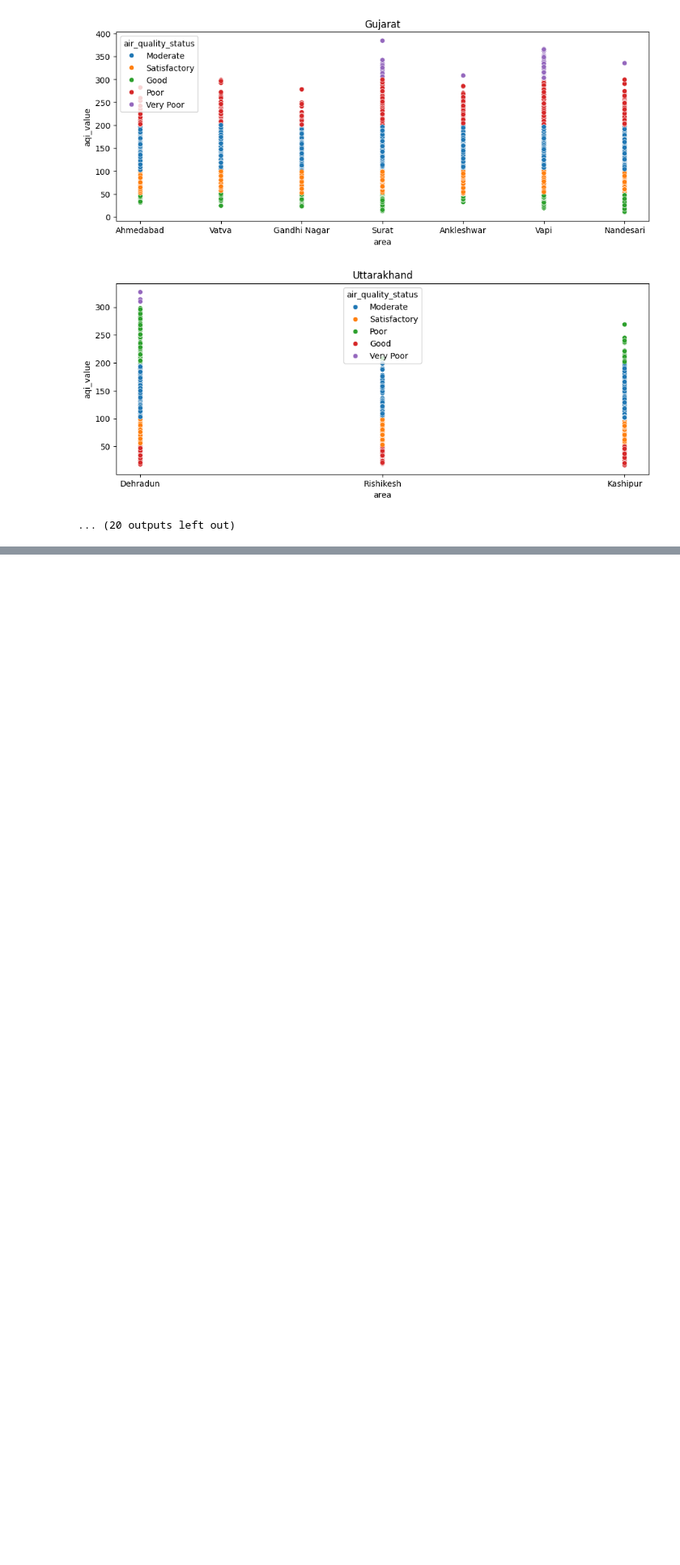
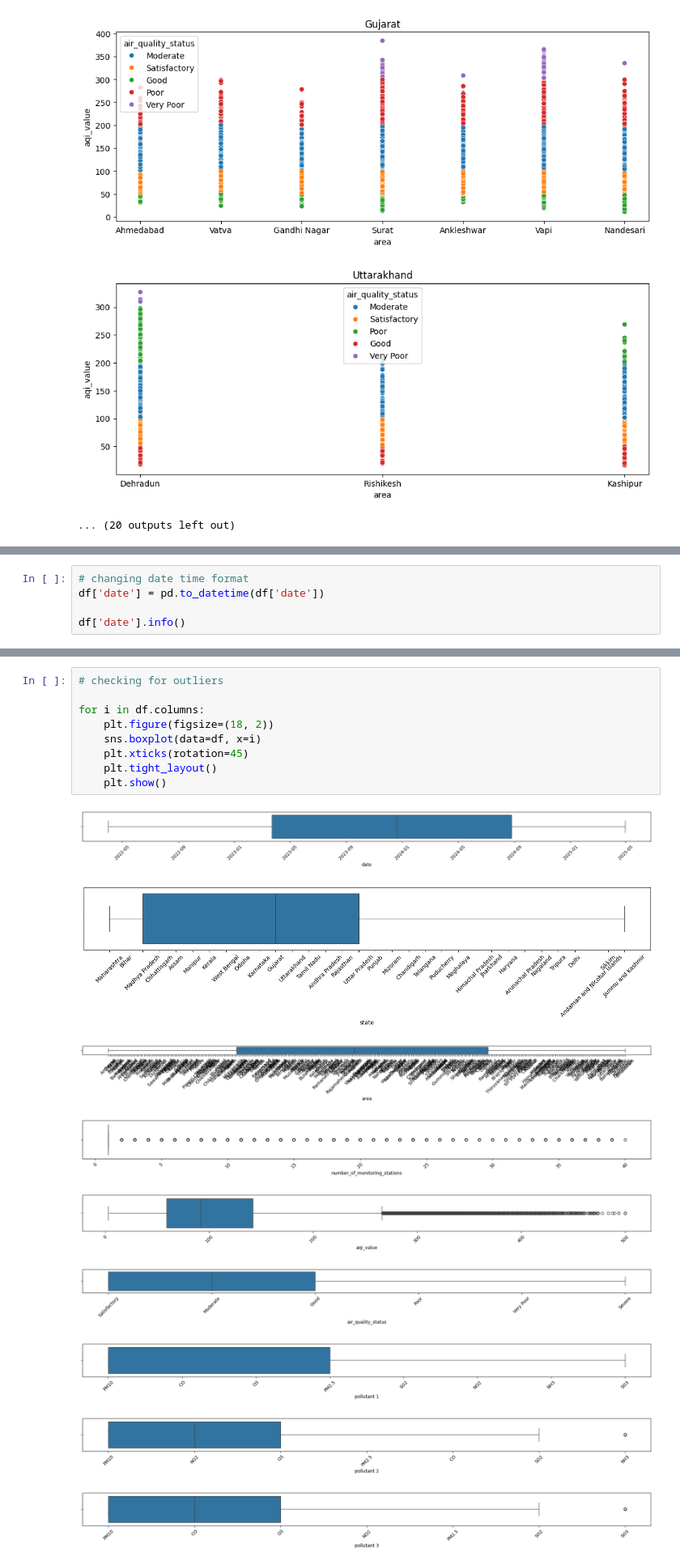
Before and after one commit to pradhans369/Python_and_Data_Science, a Jupyter notebook: 0 ML practice/17 indian cities AQI.ipynb, the cells around one changed output, grey strips where cells are left out. Shown at 81% size. Saved outputs shown, nothing was run; the diff lists cells and outputs as text; blank space fills up the shorter version.

```diff
--- a/0 ML practice/17 indian cities AQI.ipynb
+++ b/0 ML practice/17 indian cities AQI.ipynb
@@ -299,0 +360,5 @@ for i in states:
+# %%
+# changing date time format
+df['date'] = pd.to_datetime(df['date'])
+
+df['date'].info()
@@ -299,0 +374,19 @@ for i in states:
+# %%
+# checking for outliers
+
+for i in df.columns:
+    plt.figure(figsize=(18, 2))
+    sns.boxplot(data=df, x=i)
+    plt.xticks(rotation=45)
+    plt.tight_layout()
+    plt.show()
+# %% [output]
+[figure, added]
+[figure, added]
+[figure, added]
+[figure, added]
+[figure, added]
+[figure, added]
+[figure, added]
+[figure, added]
+[figure, added]
```
Also changed, not shown: parts of 9 cells of this notebook, 2 other files.
